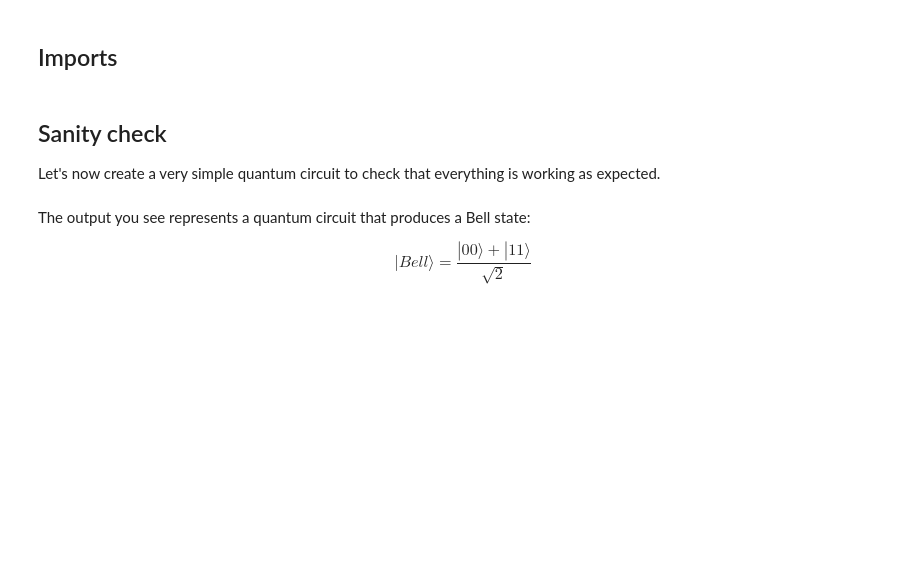
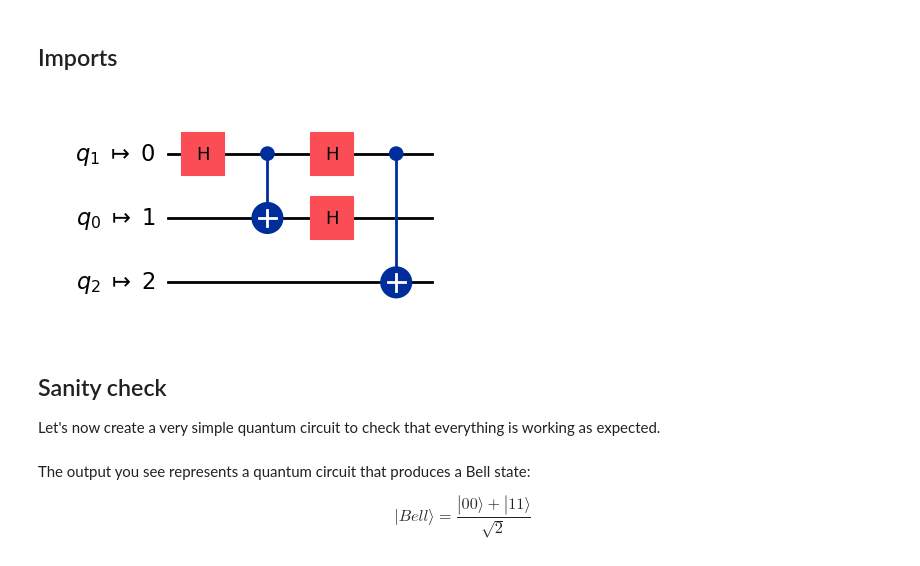
Before and after one commit to firebitsbr/qgss-2025-team07, a Jupyter notebook: lab-0/lab0.ipynb, the cells around one changed output. Cells and saved outputs as stored; diff of their text form; code cells hidden in the pictures; blank space fills up the shorter version.

```diff
--- a/lab-0/lab0.ipynb
+++ b/lab-0/lab0.ipynb
@@ -125,17 +175,19 @@ service.saved_accounts()
 # %% [markdown]
 ## Imports <a id="imports"></a>
 # %%
-import matplotlib.pyplot as plt
+### WRITE YOUR CODE BELOW HERE ###
+# Write the coupling map of connections between qubits 0 and 1 and 0 and 2 as a list of pairs: [[0,1],...]
+coupling_map = [[0, 1], [0, 2]]
 
-from qiskit import QuantumCircuit, generate_preset_pass_manager
-from qiskit.visualization import plot_histogram
-from qiskit.quantum_info import SparsePauliOp
+# Transpile the quantum circuit `qc` using the `generate_preset_pass_manager` function and the `coupling_map` list
+pm = generate_preset_pass_manager(coupling_map=coupling_map)
 
-from qiskit_ibm_runtime import QiskitRuntimeService, SamplerV2 as Sampler, EstimatorV2 as Estimator
+### YOUR CODE FINISHES HERE    ###
+qc_transpiled = pm.run(qc)
 
-from qiskit_aer import AerSimulator
-
-from qc_grader.challenges.qgss_2025 import grade_lab0_ex1, grade_lab0_ex2
+qc_transpiled.draw("mpl")
+# %% [output]
+[figure, added]
 # %% [markdown]
 ## Sanity check <a id="sanity-check"></a>
 
```
Also changed, not shown: parts of 16 cells of this notebook.
